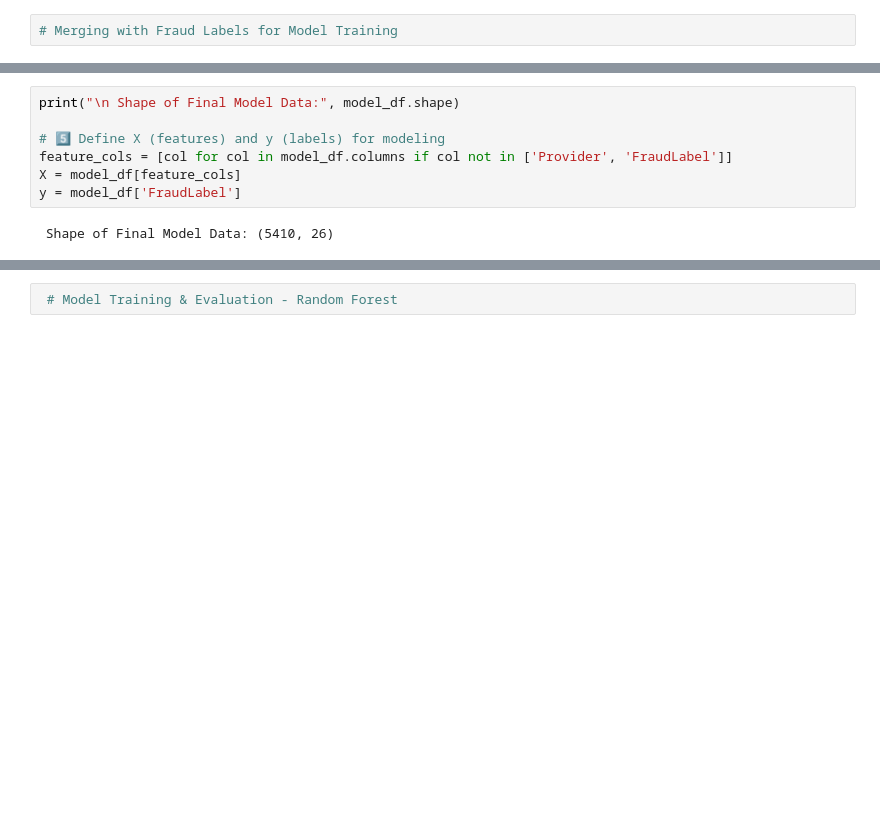
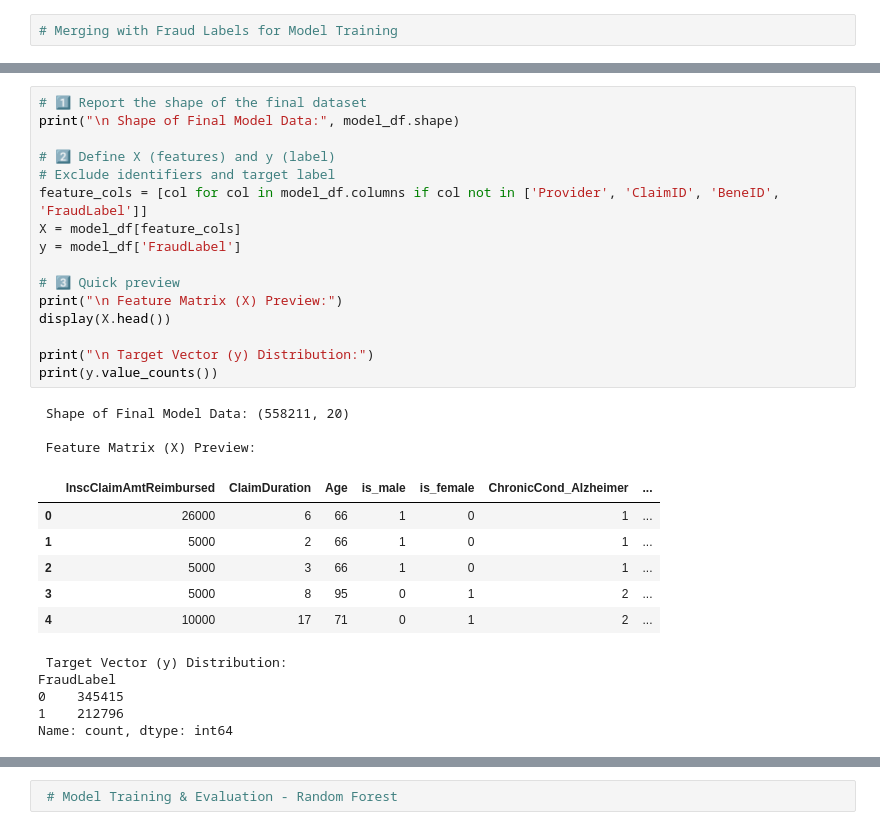
Before and after one commit to mubasshir00/health-insurance-fraud-detection, a Jupyter notebook: Random_forest.ipynb, the cells around one changed output, grey strips where cells are left out. Saved outputs shown, nothing was run; the diff lists cells and outputs as text; blank space fills up the shorter version.

```diff
--- a/Random_forest.ipynb
+++ b/Random_forest.ipynb
@@ -1044,12 +1030,34 @@ display(model_df.head())
 # %%
+# 1️⃣ Report the shape of the final dataset
 print("\n Shape of Final Model Data:", model_df.shape)
 
-# 5️⃣ Define X (features) and y (labels) for modeling
-feature_cols = [col for col in model_df.columns if col not in ['Provider', 'FraudLabel']]
+# 2️⃣ Define X (features) and y (label)
+# Exclude identifiers and target label
+feature_cols = [col for col in model_df.columns if col not in ['Provider', 'ClaimID', 'BeneID', 'FraudLabel']]
 X = model_df[feature_cols]
 y = model_df['FraudLabel']
+
+# 3️⃣ Quick preview
+print("\n Feature Matrix (X) Preview:")
+display(X.head())
+
+print("\n Target Vector (y) Distribution:")
+print(y.value_counts())
 # %% [output]
- Shape of Final Model Data: (5410, 26)
+ Shape of Final Model Data: (558211, 20)
+
+ Feature Matrix (X) Preview:
+|  | InscClaimAmtReimbursed | ClaimDuration | Age | is_male | is_female | ChronicCond_Alzheimer | ... |
+| 0 | 26000 | 6 | 66 | 1 | 0 | 1 | ... |
+| 1 | 5000 | 2 | 66 | 1 | 0 | 1 | ... |
+| 2 | 5000 | 3 | 66 | 1 | 0 | 1 | ... |
+| 3 | 5000 | 8 | 95 | 0 | 1 | 2 | ... |
+| 4 | 10000 | 17 | 71 | 0 | 1 | 2 | ... |
+ Target Vector (y) Distribution:
+FraudLabel
+0    345415
+1    212796
+Name: count, dtype: int64
 # %%
 print("\n Features Prepared for Modeling:")
 print(feature_cols)
```
Also changed, not shown: parts of 18 cells of this notebook, 2 other files.
